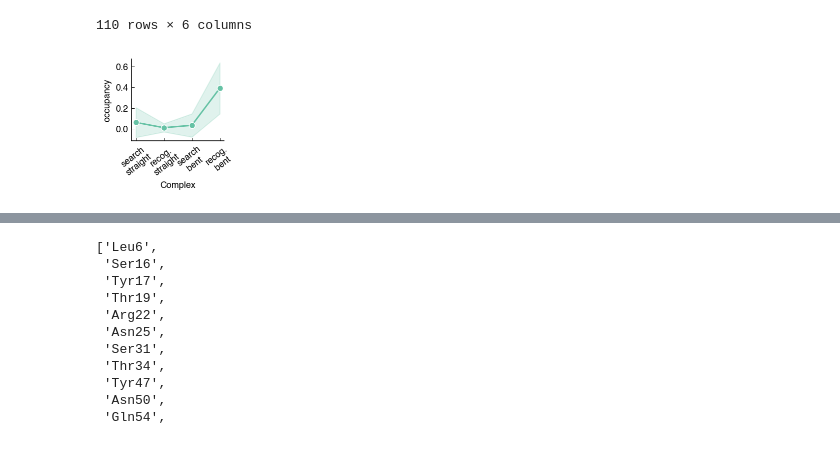
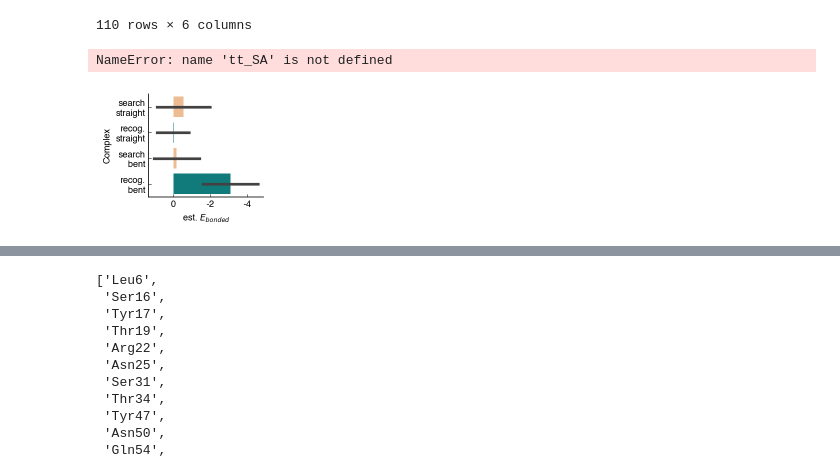
Before and after one commit to mallu2/CG_analysis, a Jupyter notebook: CG_energies_analysis.ipynb, the cells around one changed output, grey strips where cells are left out. Drawn from its saved outputs; the diff is of its cells as text; code cells hidden in the pictures.

```diff
--- a/CG_energies_analysis.ipynb
+++ b/CG_energies_analysis.ipynb
@@ -338,39 +434,55 @@ plot_CG.contacts_on_target(FolderSspecific03A_cg,'S:','0.03','CG')[1]
 | Asn50 | 0.000000 | 5 | S: | 0.03 | CG | Asn50 |
 | Gln54 | 0.026846 | 5 | S: | 0.03 | CG | Gln54 |
 110 rows × 6 columns
+# %%
+tt_SA
+# %% [output]
+NameError: name 'tt_SA' is not defined
+# %%
+tt_SA=plot_CG.contacts_on_target(FolderSspecific03A_cg,'S:','0.03','CG')[1]
+tt_SA['Energy']=-(np.log(tt_SA['Occupancy']*100))
+tt_SA.replace({np.inf:0},inplace=True)
+tt_SB=plot_CG.contacts_on_target(FolderSspecific03B_cg,'S_','0.03','CG')[1]
+tt_SB['Energy']=-(np.log(tt_SB['Occupancy']*100))
+tt_SB.replace({np.inf:0},inplace=True)
+tt_RA=plot_CG.contacts_on_target(FolderRspecific03A_cg,'R:','0.03','CG')[1]
+tt_RA['Energy']=-(np.log(tt_RA['Occupancy']*100))
+tt_RA.replace({np.inf:0},inplace=True)
+tt_RB=plot_CG.contacts_on_target(FolderRspecific03B_cg,'R_','0.03','CG')[1]
+tt_RB['Energy']=-(np.log(tt_RB['Occupancy']*100))
+tt_RB.replace({np.inf:0},inplace=True)
 # %%
-#tt_SA=plot_CG.contacts_on_target(FolderSspecific03A_cg,'S:','0.03','CG')[1]
-#tt_SB=plot_CG.contacts_on_target(FolderSspecific03B_cg,'S_','0.03','CG')[1]
-#tt_RA=plot_CG.contacts_on_target(FolderRspecific03A_cg,'R:','0.03','CG')[1]
-#tt_RB=plot_CG.contacts_on_target(FolderRspecific03B_cg,'R_','0.03','CG')[1]
 tt=pd.concat([tt_SB,tt_RB,tt_SA,tt_RA])
 tt.replace({'S_':'search\nstraight','R_':'recog.\nstraight',\
                           'S:':'search\nbent','R:':'recog.\nbent',},inplace=True)
-fig, ax = plt.subplots(figsize = (2.1,2.1))
-#g=sns.boxplot(x='Complex',y='Occupancy',hue='Model',data=subset(tt,all_p),width=0.7,linewidth=0.7,palette='Set1',medianprops={'color':'cyan'})
-#sns.stripplot(x='Complex',y='Occupancy',hue='Model',data=subset(tt,all_p),palette="Set1",dodge=0.1,linewidth=0.7,alpha=0.3)
-#sns.violinplot(x='Complex',y='Occupancy',data=subset(tt,all_p),palette=['grey','white'],scale='area')
-sns.lineplot(x='Complex',y='Occupancy',hue='Model',data=subset(tt,all_p),palette="Set2", style="Model",
-    markers=True,err_style="band",ci="sd")
+tt['Energy']=-tt['Energy']
+fig, ax = plt.subplots(figsize = (2.5,2.1))
+#sns.boxplot(x='Complex',y='Energy',hue='Model',data=subset(tt,all_p),width=0.7,linewidth=0.7,palette='Set1',medianprops={'color':'cyan'})
+#sns.stripplot(x='Complex',y='Energy',hue='Model',data=subset(tt,all_p),palette="Set1",dodge=0.1,linewidth=0.7,alpha=0.3)
+#sns.violinplot(x='Complex',y='Energy',data=subset(tt,all_p),palette=['orange','darkcyan','orange','darkcyan'],scale='area')
+#sns.lineplot(x='Complex',y='Energy',hue='Model',data=subset(tt,all_p),palette="Set2", style="Model",
+#    markers=True,err_style="band",ci="sd")
+sns.barplot(y='Complex',x='Energy',data=subset(tt,all_p),palette=['orange','darkcyan','orange','darkcyan'],ci="sd")
+
 ax.tick_params(
         axis='both',          # changes apply to the x-axis
         which='both',      # both major and minor ticks are affected
         bottom=True,      # ticks along the bottom edge are off
         top=False,         # ticks along the top edge are off
         labelbottom=True,
         right=False, left=True, labelleft=True,
         width = 0.5,
         length = 3, color='k',direction ='in')
 #plt.ylim([-0.4,1.8])
-plt.xticks(rotation=38)
+plt.xticks([0,2,4],[0,-2,-4])
 sns.despine()
 plt.legend([],[], frameon=False)
 #plt.title('specific contacts')
-plt.ylabel('occupancy')
+plt.xlabel('est. $E_{bonded}$')
 plt.legend([],[], frameon=False)
 #plt.legend(loc='upper left',title_fontsize=9,title='Model',edgecolor='white',
 #              markerscale=0.6,fontsize=9,ncol=1,labelspacing=0.2,handlelength=0.3,bbox_to_anchor=(1.12, 0.5))
 plt.tight_layout()
-plt.savefig('/Users/mallu899/Mirror/projects/lacI_CG_master/LacI_CG_Draft/Figures/Version9/CG_Con.png',dpi=300,bbox_inches='tight', transparent=True)
+plt.savefig('/Users/mallu899/Mirror/projects/lacI_CG_master/LacI_CG_Draft/Figures/version10/Figure5/CG_Con.png',dpi=300,bbox_inches='tight', transparent=True)
 # %% [output]
-[figure, old version]
+[figure, new version]
```
Also changed, not shown: parts of 7 cells of this notebook.
